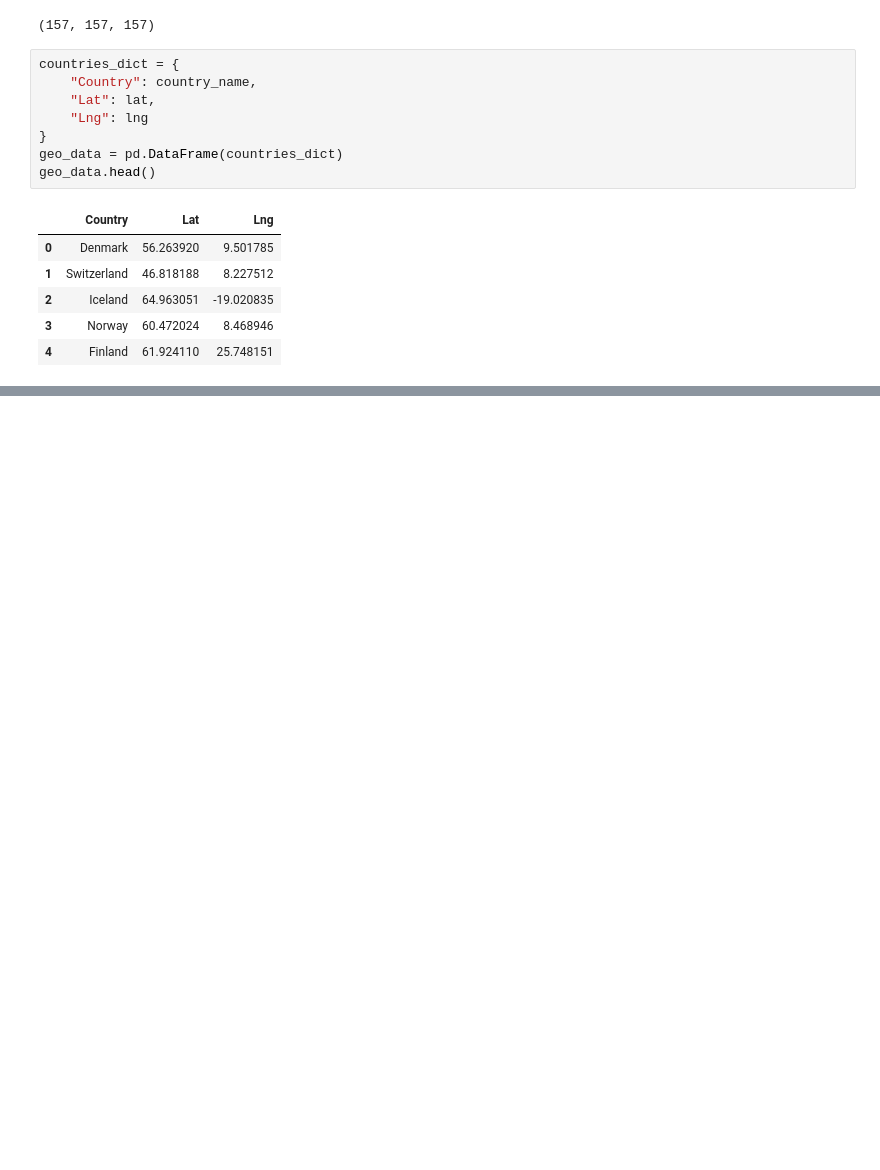
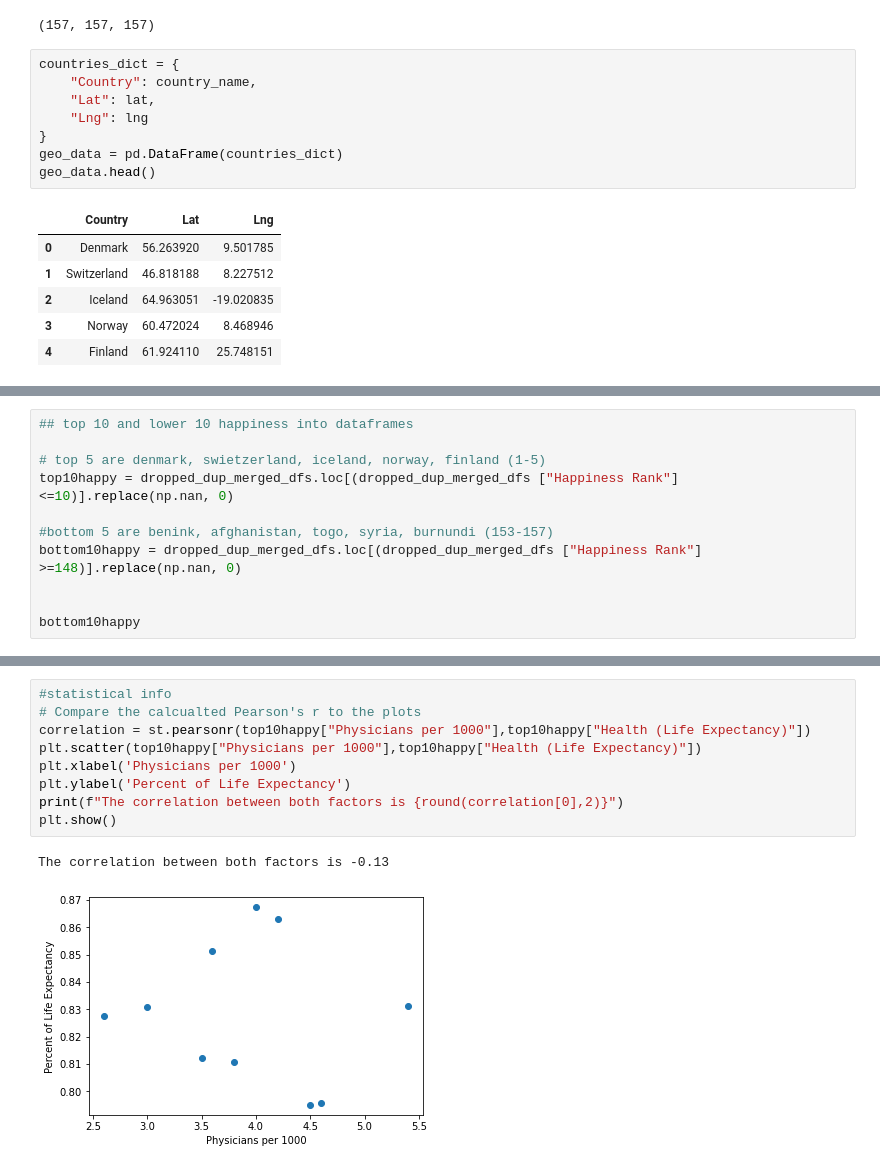
Before and after one commit to conwaykylej/Are_you_Sick_of_It, a Jupyter notebook: main.py.ipynb, the cells around one changed output, grey strips where cells are left out. Drawn from its saved outputs; the diff is of its cells as text; blank space fills up the shorter version.

```diff
--- a/main.py.ipynb
+++ b/main.py.ipynb
@@ -259,3 +262,14 @@ fig.add_layer(heat_layer)
 fig
 # %% [output]
 [interactive output not drawn]
+# %%
+## top 10 and lower 10 happiness into dataframes
+
+# top 5 are denmark, swietzerland, iceland, norway, finland (1-5)
+top10happy = dropped_dup_merged_dfs.loc[(dropped_dup_merged_dfs ["Happiness Rank"] <=10)].replace(np.nan, 0)
+
+#bottom 5 are benink, afghanistan, togo, syria, burnundi (153-157)
+bottom10happy = dropped_dup_merged_dfs.loc[(dropped_dup_merged_dfs ["Happiness Rank"] >=148)].replace(np.nan, 0)
+
+
+bottom10happy
@@ -261,0 +289,12 @@ fig
+# %%
+#statistical info
+# Compare the calcualted Pearson's r to the plots
+correlation = st.pearsonr(top10happy["Physicians per 1000"],top10happy["Health (Life Expectancy)"])
+plt.scatter(top10happy["Physicians per 1000"],top10happy["Health (Life Expectancy)"])
+plt.xlabel('Physicians per 1000')
+plt.ylabel('Percent of Life Expectancy')
+print(f"The correlation between both factors is {round(correlation[0],2)}")
+plt.show()
+# %% [output]
+The correlation between both factors is -0.13
+[figure, added]
```
Also changed, not shown: parts of 31 cells of this notebook.
